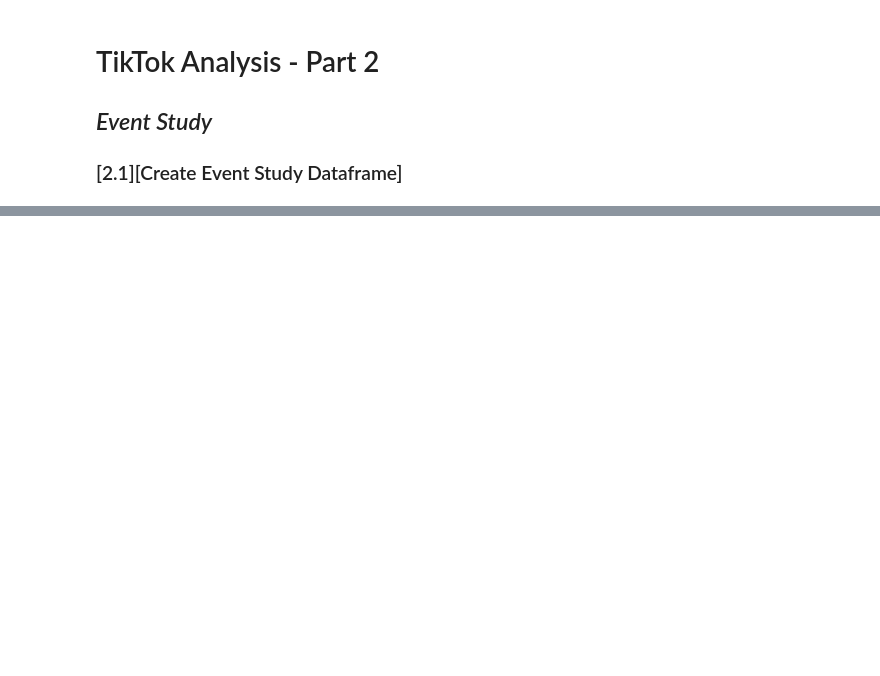
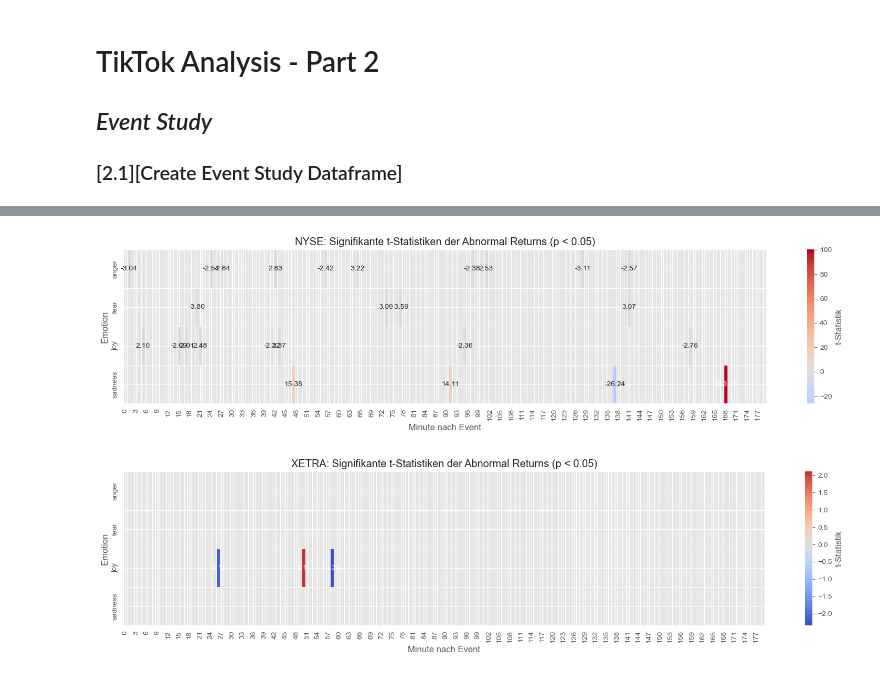
Before and after one commit to AK960/COIN_Repo, a Jupyter notebook: scripts/tiktok_emotion_analysis.ipynb, the cells around one changed output, grey strips where cells are left out. Drawn from its saved outputs; the diff is of its cells as text; code cells hidden in the pictures; blank space fills up the shorter version.

```diff
--- a/scripts/tiktok_emotion_analysis.ipynb
+++ b/scripts/tiktok_emotion_analysis.ipynb
@@ -366,0 +437,68 @@ print(ny_time.tz_convert('UTC'))     # 2023-11-15 13:00:00+00:00
+# %%
+import seaborn as sns
+import matplotlib.pyplot as plt
+import numpy as np
+
+def plot_heatmaps(nyse_res, xetra_res, alpha=0.05):
+    def prepare_heatmap_data(res_df):
+        # Nur Spalten mit "_abnormal_return_t_stat"
+        emotions = [col.split('_')[0] for col in res_df.columns if col.endswith('_abnormal_return_t_stat')]
+
+        heatmap_data = pd.DataFrame({
+            emo: res_df[f"{emo}_abnormal_return_t_stat"] for emo in emotions
+        }).T
+
+        pvalue_data = pd.DataFrame({
+            emo: res_df[f"{emo}_abnormal_return_p_value"] for emo in emotions
+        }).T
+
+        # Nur signifikante Werte behalten
+        heatmap_data = heatmap_data.where(pvalue_data < alpha)
+
+        return heatmap_data, emotions
+
+    # Daten vorbereiten
+    nyse_heatmap, _ = prepare_heatmap_data(nyse_res)
+    xetra_heatmap, _ = prepare_heatmap_data(xetra_res)
+
+    # Plot für NYSE
+    plt.figure(figsize=(16, 4))
+    sns.heatmap(
+        nyse_heatmap,
+        cmap="coolwarm",
+        center=0,
+        annot=True,
+        fmt=".2f",
+        mask=nyse_heatmap.isnull(),
+        cbar_kws={'label': 't-Statistik'},
+        linewidths=.5
+    )
+    plt.xlabel("Minute nach Event")
+    plt.ylabel("Emotion")
+    plt.title("NYSE: Signifikante t-Statistiken der Abnormal Returns (p < 0.05)")
+    plt.tight_layout()
+    plt.show()
+
+    # Plot für XETRA
+    plt.figure(figsize=(16, 4))
+    sns.heatmap(
+        xetra_heatmap,
+        cmap="coolwarm",
+        center=0,
+        annot=True,
+        fmt=".2f",
+        mask=xetra_heatmap.isnull(),
+        cbar_kws={'label': 't-Statistik'},
+        linewidths=.5
+    )
+    plt.xlabel("Minute nach Event")
+    plt.ylabel("Emotion")
+    plt.title("XETRA: Signifikante t-Statistiken der Abnormal Returns (p < 0.05)")
+    plt.tight_layout()
+    plt.show()
+
+# Aufruf
+plot_heatmaps(nyse_res, xetra_res)
+# %% [output]
+[figure, added]
+[figure, added]
```
Also changed, not shown: parts of 11 cells of this notebook.
